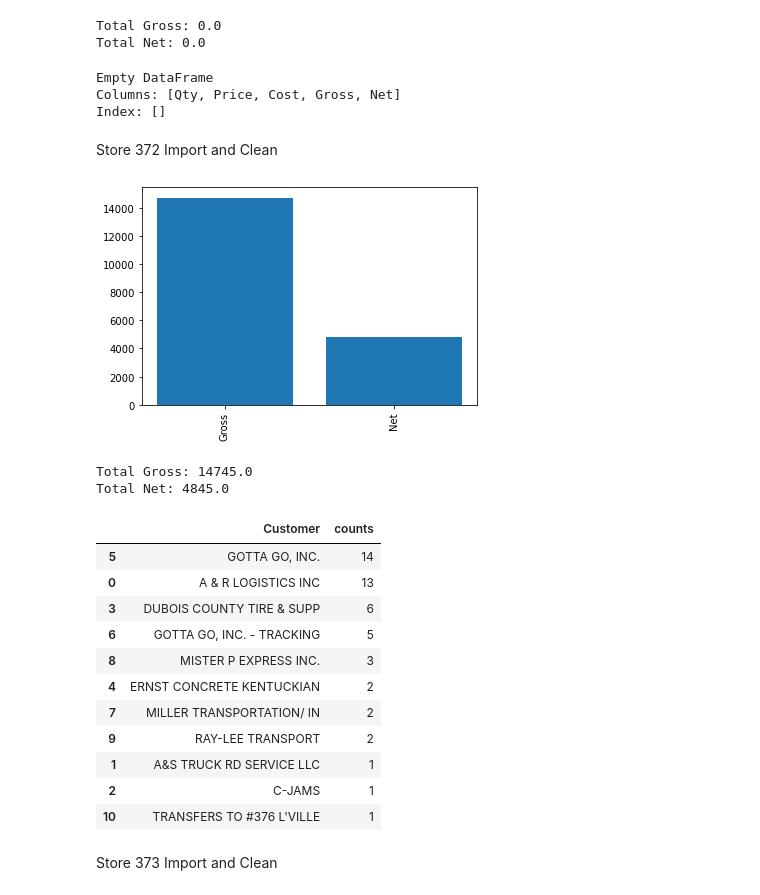
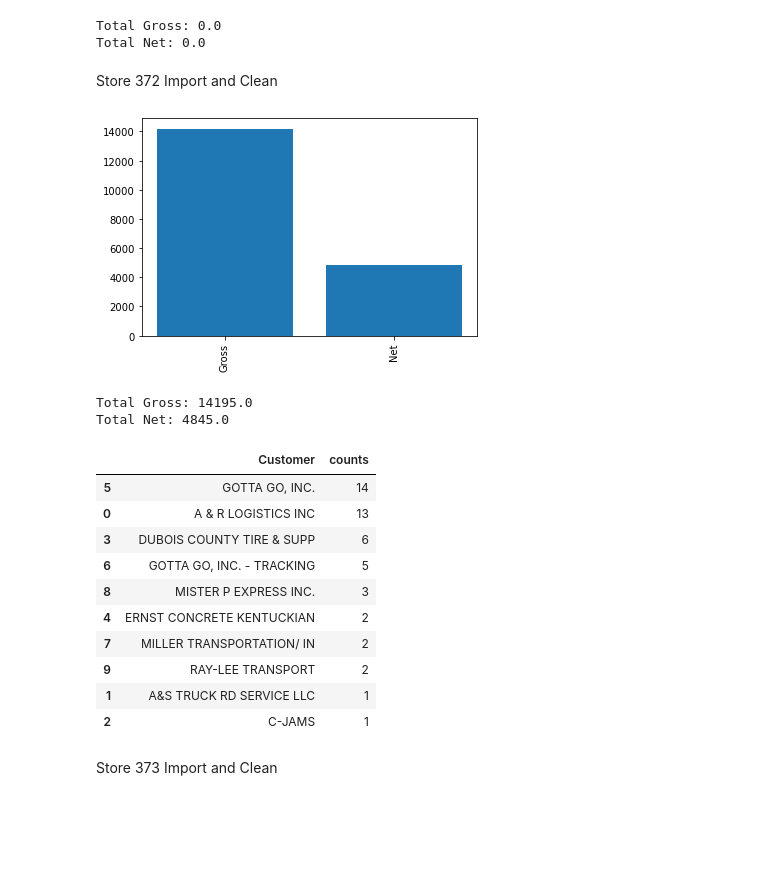
Before and after one commit to dmorton714/vis, a Jupyter notebook: import_ready.ipynb, the cells around one changed output. Cells and saved outputs as stored; diff of their text form; code cells hidden in the pictures; blank space fills up the shorter version.

```diff
--- a/import_ready.ipynb
+++ b/import_ready.ipynb
@@ -59,13 +59,9 @@ print('Total Net:',(Total_net))
 Total Gross: 0.0
 Total Net: 0.0
 # %%
-df0['Date'] = pd.to_datetime(df0['Date'], format='%y%m%d')
-df0 = df0.groupby(df0['Date'].dt.to_period('m')).sum()
-print(df0)
+# df0['Date'] = pd.to_datetime(df0['Date'], format='%y%m%d')
+# df0 = df0.groupby(df0['Date'].dt.to_period('m')).sum()
+# print(df0)
-# %% [output]
-Empty DataFrame
-Columns: [Qty, Price, Cost, Gross, Net]
-Index: []
 # %% [markdown]
 Store 372 Import and Clean
 # %%
@@ -81,40 +77,41 @@ df1 = df1[df1.Customer != "Beginning Balance"]
 df1 = df1[df1.Customer != 'Net Activity']
 df1 = df1[df1.Customer != 'Ending Balance']
 df1 = df1[df1.Customer != 'VOID']
+df1 = df1[df1.Customer != "TRANSFERS TO #376 L'VILLE"]
 df1 = df1.dropna(how="all")
 
 Gross = df1.Qty * df1.Price
 df1['Gross'] = Gross.where(df1.Price == 'Qty', other=Gross)
 
 Net = df1.Qty * df1.Cost
 df1['Net'] = Net.where(df1.Cost == 'Qty', other=Net)
 
 Net = df1.Gross - df1.Net
 df1['Net'] = Net.where(df1.Gross == "Net", other=Net)
 
 # Graph for total time span imported
 
 Net_Gross272 = {
     'Gross' : df1['Gross'].sum(),
     'Net' : df1['Net'].sum()
 }
 
 data = Net_Gross272
 names = list(data.keys())
 values = list(data.values())
 
 plt.bar(range(len(data)), values, tick_label=names)
 plt.xticks(range(len(names)), names, rotation='vertical')
 plt.show()
 
 Total_Gross = df1['Gross'].sum()
 Total_net = df1['Net'].sum()
 
 print('Total Gross:',(Total_Gross))
 print('Total Net:',(Total_net))
 # %% [output]
-[figure, old version]
+[figure, new version]
-Total Gross: 14745.0
+Total Gross: 14195.0
 Total Net: 4845.0
 # %%
 by_cust =(df1['Customer']).value_counts().sort_index()
@@ -133,5 +130,4 @@ df1_customer
 | 9 | RAY-LEE TRANSPORT | 2 |
 | 1 | A&S TRUCK RD SERVICE LLC | 1 |
 | 2 | C-JAMS | 1 |
-| 10 | TRANSFERS TO #376 L'VILLE | 1 |
 # %%
```
Also changed, not shown: parts of 18 cells of this notebook, 1 other file.
